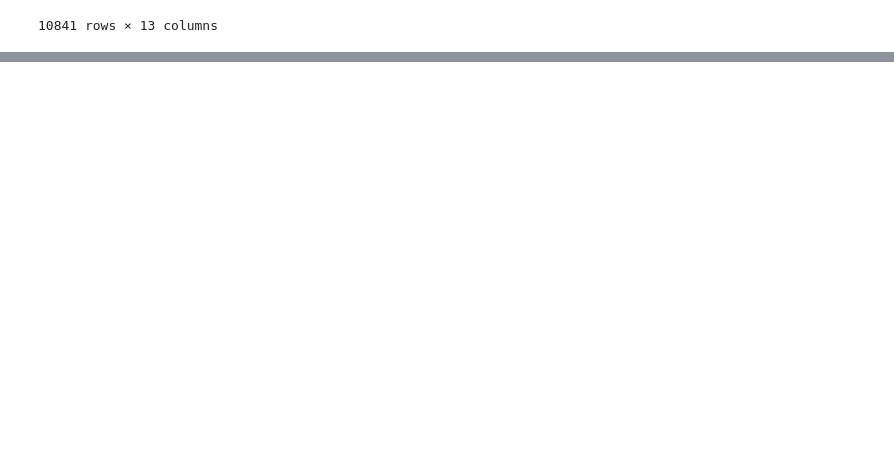
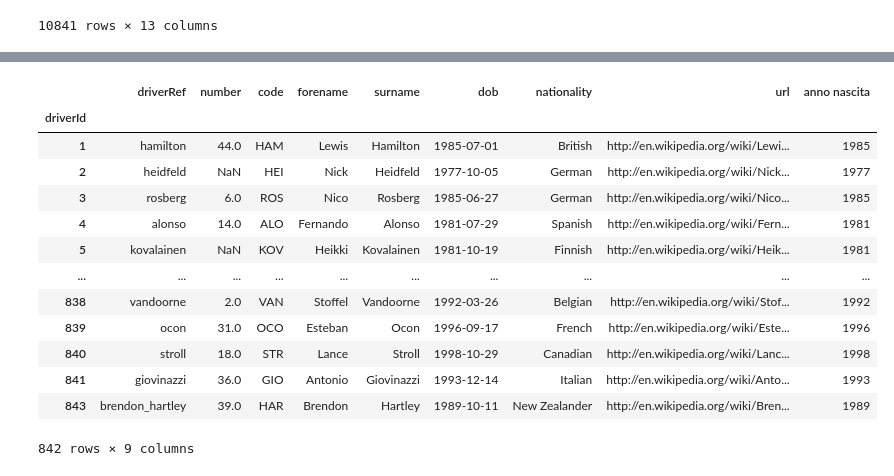
Before and after one commit to gdv/scuole-lincei, a Jupyter notebook: Lincei.ipynb, the cells around one changed output, grey strips where cells are left out. Drawn from its saved outputs; the diff is of its cells as text; code cells hidden in the pictures; blank space fills up the shorter version.

```diff
--- a/Lincei.ipynb
+++ b/Lincei.ipynb
@@ -186,0 +556,3 @@ pd.read_csv("https://github.com/gdv/scuole-lincei/blob/master/data/istat-giovani
+# %%
+f1_drivers = pd.read_csv("https://raw.githubusercontent.com/gdv/foundationsCS-2018/master/ex-data/f1-db/drivers.csv",
+                        parse_dates=['dob'])
@@ -186,0 +575,3 @@ pd.read_csv("https://github.com/gdv/scuole-lincei/blob/master/data/istat-giovani
+# %%
+nuovo = f1_drivers.set_index('driverId')
+nuovo
@@ -186,0 +688,18 @@ pd.read_csv("https://github.com/gdv/scuole-lincei/blob/master/data/istat-giovani
+# %%
+nuovo['anno nascita'] = nuovo['dob'].dt.year
+nuovo
+# %% [output]
+|  | driverRef | number | code | forename | surname | dob | nationality | url | anno nascita |
+| driverId |  |  |  |  |  |  |  |  |  |
+| 1 | hamilton | 44.0 | HAM | Lewis | Hamilton | 1985-07-01 | British | http://en.wikipedia.org/wiki/Lewi... | 1985 |
+| 2 | heidfeld | NaN | HEI | Nick | Heidfeld | 1977-10-05 | German | http://en.wikipedia.org/wiki/Nick... | 1977 |
+| 3 | rosberg | 6.0 | ROS | Nico | Rosberg | 1985-06-27 | German | http://en.wikipedia.org/wiki/Nico... | 1985 |
+| 4 | alonso | 14.0 | ALO | Fernando | Alonso | 1981-07-29 | Spanish | http://en.wikipedia.org/wiki/Fern... | 1981 |
+| 5 | kovalainen | NaN | KOV | Heikki | Kovalainen | 1981-10-19 | Finnish | http://en.wikipedia.org/wiki/Heik... | 1981 |
+| ... | ... | ... | ... | ... | ... | ... | ... | ... | ... |
+| 838 | vandoorne | 2.0 | VAN | Stoffel | Vandoorne | 1992-03-26 | Belgian | http://en.wikipedia.org/wiki/Stof... | 1992 |
+| 839 | ocon | 31.0 | OCO | Esteban | Ocon | 1996-09-17 | French | http://en.wikipedia.org/wiki/Este... | 1996 |
+| 840 | stroll | 18.0 | STR | Lance | Stroll | 1998-10-29 | Canadian | http://en.wikipedia.org/wiki/Lanc... | 1998 |
+| 841 | giovinazzi | 36.0 | GIO | Antonio | Giovinazzi | 1993-12-14 | Italian | http://en.wikipedia.org/wiki/Anto... | 1993 |
+| 843 | brendon_hartley | 39.0 | HAR | Brendon | Hartley | 1989-10-11 | New Zealander | http://en.wikipedia.org/wiki/Bren... | 1989 |
+842 rows × 9 columns
```
Also changed, not shown: parts of 74 cells of this notebook.
